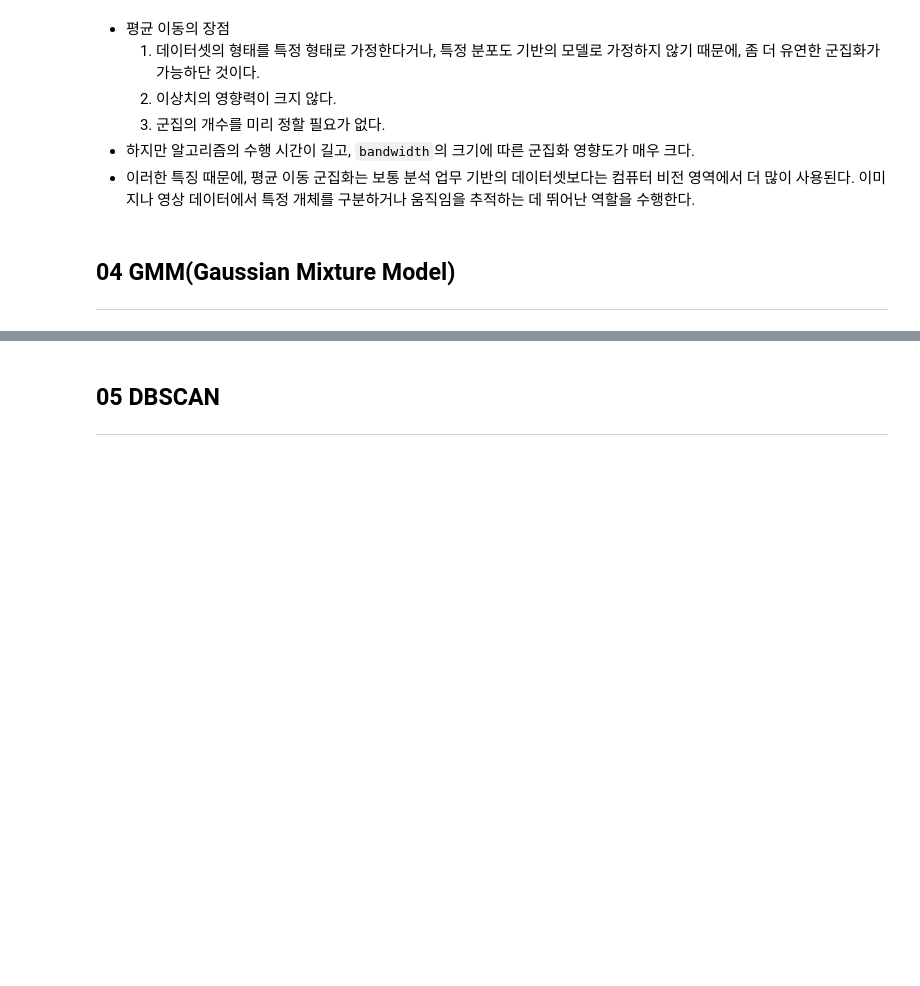
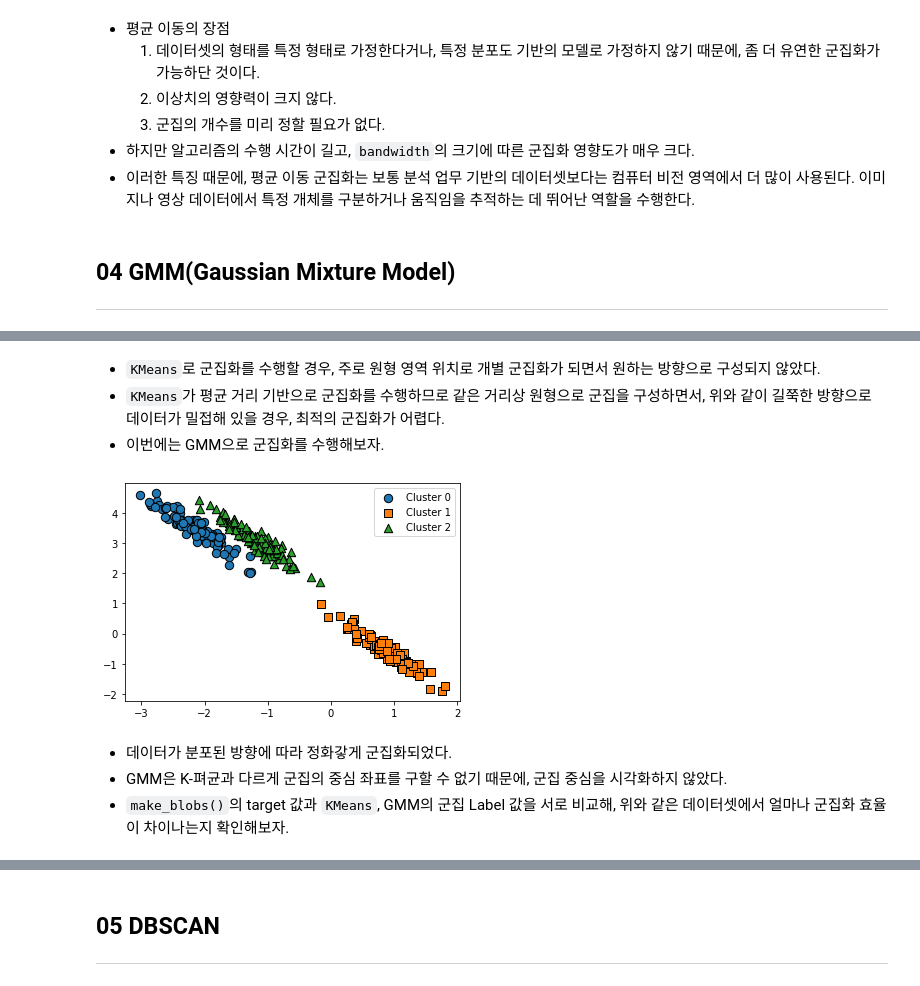
Before and after one commit to Dkepffl/2022-1-ESAA, a Jupyter notebook: Assignment/Assignment0624_Clustering.ipynb, the cells around one changed output, grey strips where cells are left out. Drawn from its saved outputs; the diff is of its cells as text; code cells hidden in the pictures; blank space fills up the shorter version.

```diff
--- a/Assignment/Assignment0624_Clustering.ipynb
+++ b/Assignment/Assignment0624_Clustering.ipynb
@@ -574,0 +727,18 @@ ___
+# %% [markdown]
+- `KMeans`로 군집화를 수행할 경우, 주로 원형 영역 위치로 개별 군집화가 되면서 원하는 방향으로 구성되지 않았다.
+- `KMeans`가 평균 거리 기반으로 군집화를 수행하므로 같은 거리상 원형으로 군집을 구성하면서, 위와 같이 길쭉한 방향으로 데이터가 밀접해 있을 경우, 최적의 군집화가 어렵다.
+- 이번에는 GMM으로 군집화를 수행해보자.
+# %%
+# 3개의 n_components기반 GMM을 X_aniso 데이터셋에 적용
+gmm = GaussianMixture(n_components = 3, random_state = 0)
+gmm_label = gmm.fit(X_aniso).predict(X_aniso)
+clusterDF['gmm_label'] = gmm_label
+
+# GaussianMixture는 cluster_centers_ 속성이 없으므로 iscenter를 False로 설정
+visualize_cluster_plot(gmm, clusterDF, 'gmm_label',iscenter = False)
+# %% [output]
+[figure, added]
+# %% [markdown]
+- 데이터가 분포된 방향에 따라 정화갛게 군집화되었다.
+- GMM은 K-펴균과 다르게 군집의 중심 좌표를 구할 수 없기 때문에, 군집 중심을 시각화하지 않았다.
+- `make_blobs()`의 target 값과 `KMeans`, GMM의 군집 Label 값을 서로 비교해, 위와 같은 데이터셋에서 얼마나 군집화 효율이 차이나는지 확인해보자.
```
Also changed, not shown: parts of 51 cells of this notebook.
